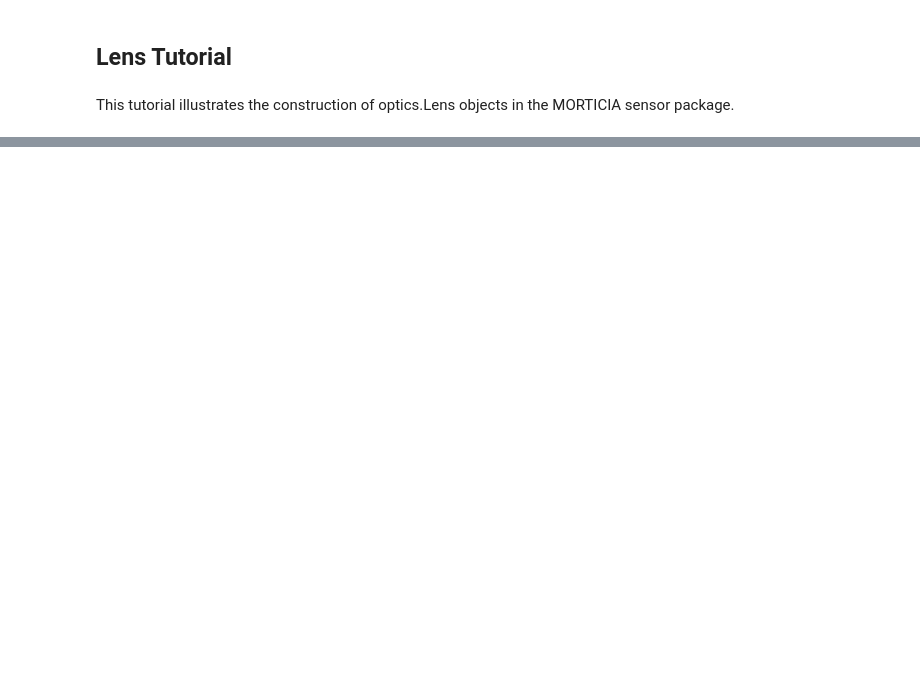
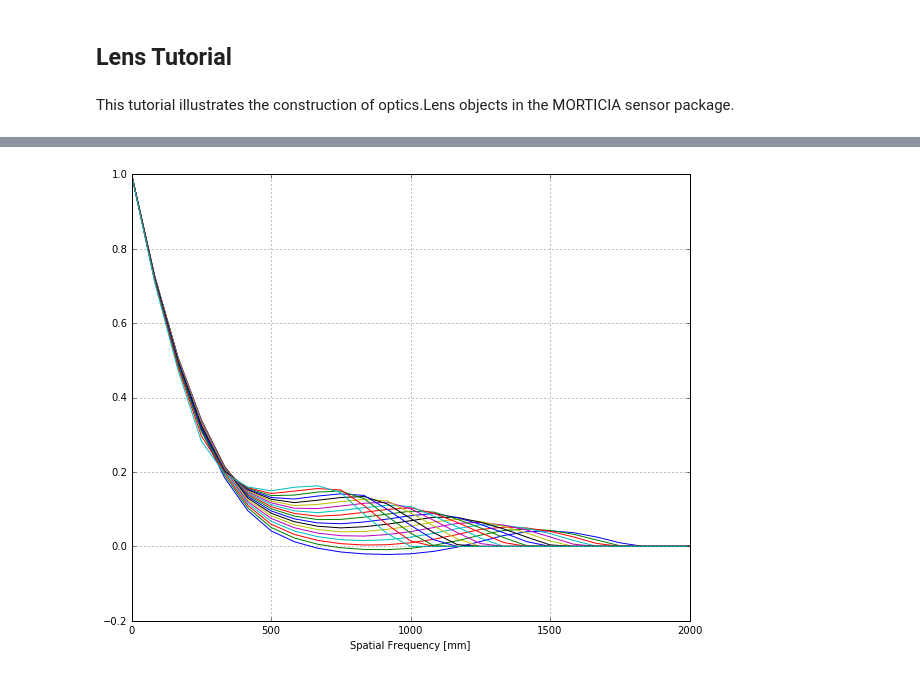
Before and after one commit to derekjgriffith/nbMORTICIA, a Jupyter notebook: sensor/03a-LensTutorial.ipynb, the cells around one changed output, grey strips where cells are left out. Drawn from its saved outputs; the diff is of its cells as text; code cells hidden in the pictures; blank space fills up the shorter version.

```diff
--- a/sensor/03a-LensTutorial.ipynb
+++ b/sensor/03a-LensTutorial.ipynb
@@ -47,0 +74,9 @@ myLens = optics.Lens(efl=[30, 'mm'], fno=2.0, trn=spec_trans)
+# %%
+# Plot all the through-frequency MTFs at zero defocus
+plt.plot(mylens.mtf['spf'], mylens.mtf[:,:,4])
+plt.xlabel('Spatial Frequency [mm]')
+plt.ylabel('')
+plt.xlim([0, 2000])
+plt.grid()
+# %% [output]
+[figure, added]
```
Also changed, not shown: parts of 11 cells of this notebook, 3 other files.
